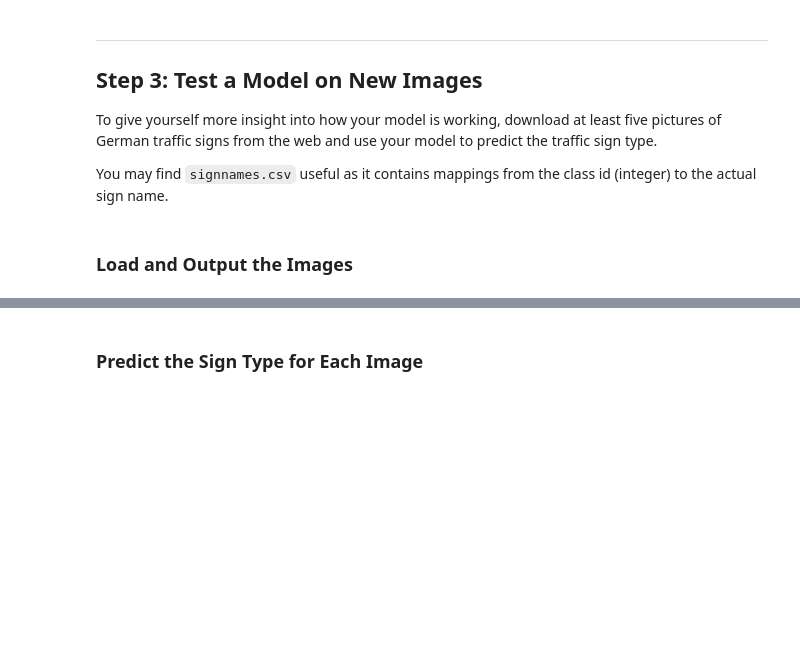
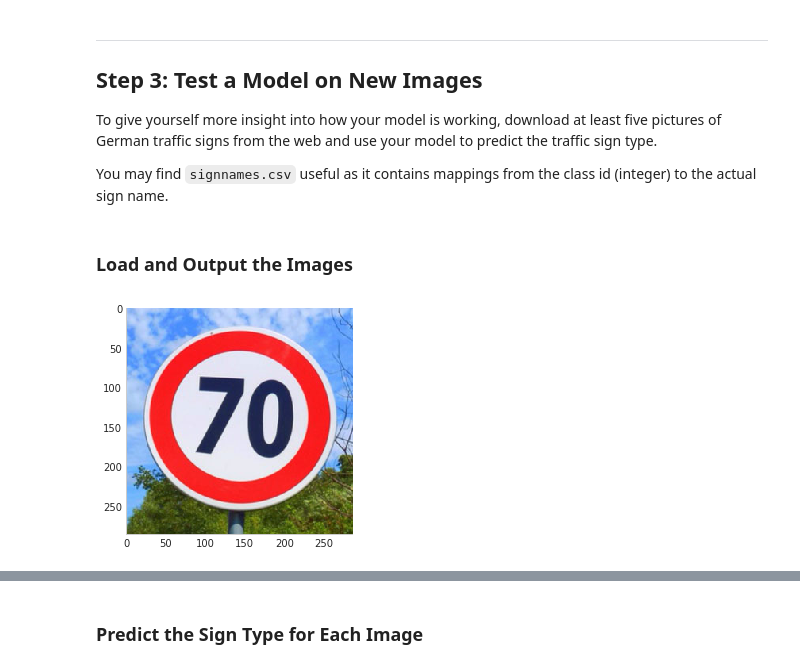
Before and after one commit to udapy/CarND-Traffic-Sign-Classifier-Project, a Jupyter notebook: Traffic_Sign_Classifier.ipynb, the cells around one changed output, grey strips where cells are left out. Saved outputs shown, nothing was run; the diff lists cells and outputs as text; code cells hidden in the pictures; blank space fills up the shorter version.

Commit message:
Completed Traffic Sign Classifier with writeup

```diff
--- a/Traffic_Sign_Classifier.ipynb
+++ b/Traffic_Sign_Classifier.ipynb
@@ -692,0 +706,28 @@ You may find `signnames.csv` useful as it contains mappings from the class id (i
+# %%
+import os
+import cv2
+from typing import Optional
+
+def read_test_image(name: str, path: str='Sign_tests', target_area: float=1024*768) -> np.ndarray:
+    img = cv2.imread(os.path.join(path, name))
+    area = np.prod(img.shape[:2])
+    if area > target_area:
+        scale = target_area / area
+        img = cv2.resize(img, (0, 0), fx=scale, fy=scale)
+    return cv2.cvtColor(img, cv2.COLOR_BGR2RGB)
+
+def imshow(img: np.ndarray, title: Optional[str]=None):
+    plt.imshow(img)
+    plt.grid('off')
+    if title is not None:
+        plt.suptitle(title)
+    plt.tight_layout(rect=[0, 0.03, 1, 0.95])
+    sns.despine()
+
+def resize(img: np.ndarray) -> np.ndarray:
+    return cv2.resize(img, (32, 32))
+# %%
+sign_70 = read_test_image('70.jpg')
+imshow(sign_70)
+# %% [output]
+[figure, added]
```
Also changed, not shown: parts of 45 cells of this notebook, 18 other files.
